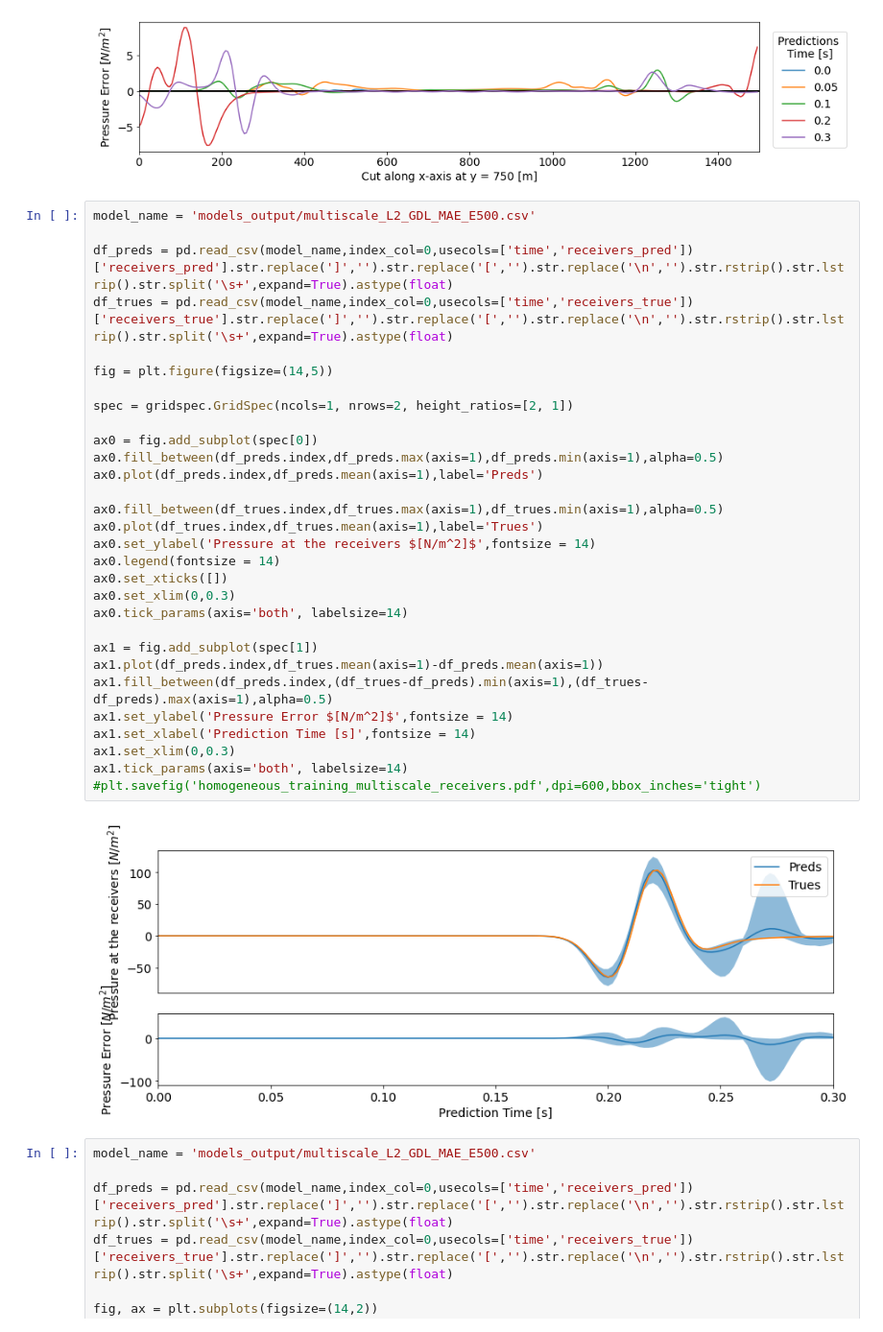
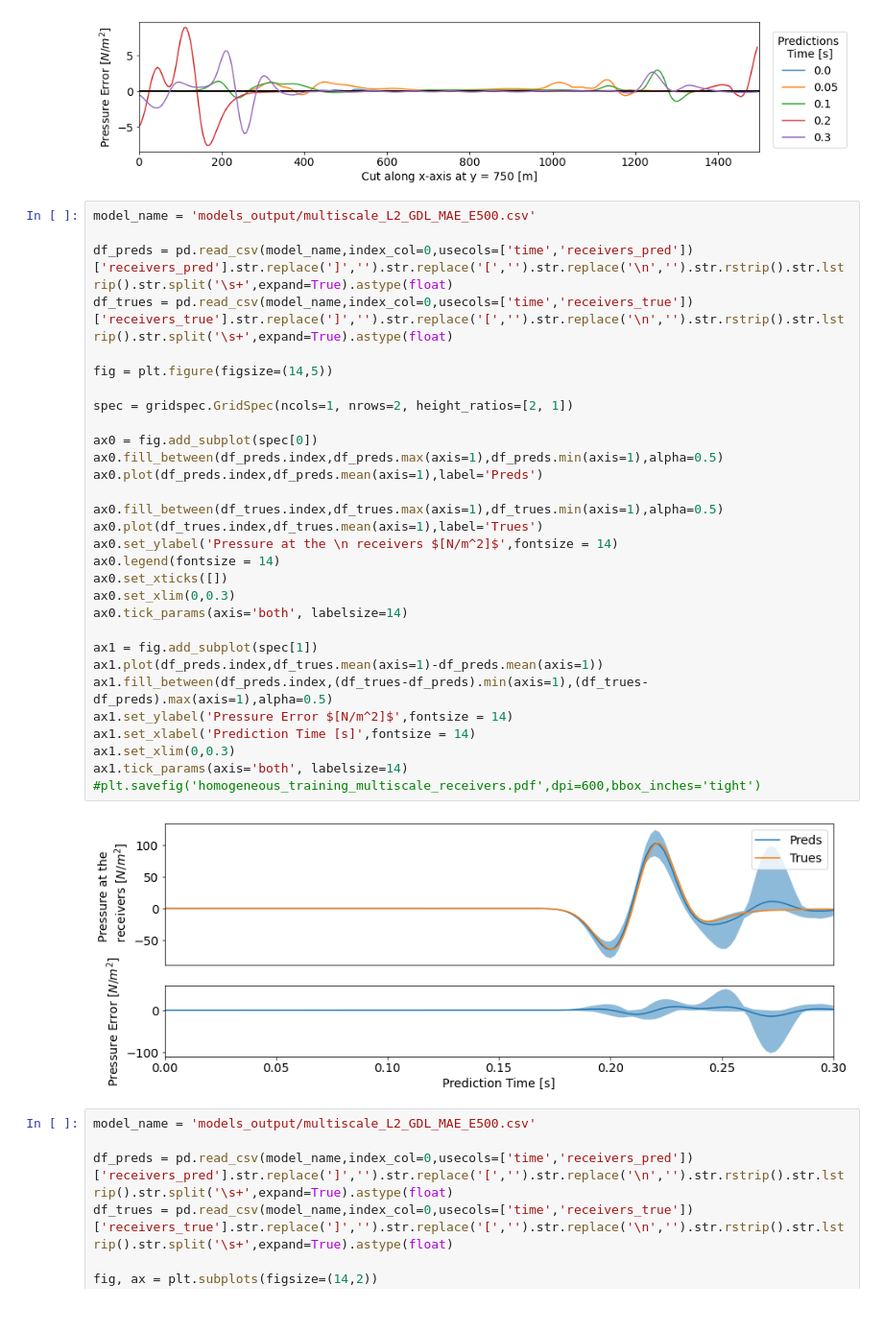
Before and after one commit to nfholsen/PDM_PINN, a Jupyter notebook: DNN_Test/Homogeneous/Training/predictions_figures.ipynb, the cells around one changed output. Shown at 96% size. Drawn from its saved outputs; the diff is of its cells as text.

```diff
--- a/DNN_Test/Homogeneous/Training/predictions_figures.ipynb
+++ b/DNN_Test/Homogeneous/Training/predictions_figures.ipynb
@@ -256,35 +292,35 @@ for i, ts in enumerate([0,25,50,100,150]):
 # %%
 model_name = 'models_output/multiscale_L2_GDL_MAE_E500.csv'
 
 df_preds = pd.read_csv(model_name,index_col=0,usecols=['time','receivers_pred'])['receivers_pred'].str.replace(']','').str.replace('[','').str.replace('\n','').str.rstrip().str.lstrip().str.split('\s+',expand=True).astype(float)
 df_trues = pd.read_csv(model_name,index_col=0,usecols=['time','receivers_true'])['receivers_true'].str.replace(']','').str.replace('[','').str.replace('\n','').str.rstrip().str.lstrip().str.split('\s+',expand=True).astype(float)
 
 fig = plt.figure(figsize=(14,5))
 
 spec = gridspec.GridSpec(ncols=1, nrows=2, height_ratios=[2, 1])
 
 ax0 = fig.add_subplot(spec[0])
 ax0.fill_between(df_preds.index,df_preds.max(axis=1),df_preds.min(axis=1),alpha=0.5)
 ax0.plot(df_preds.index,df_preds.mean(axis=1),label='Preds')
 
 ax0.fill_between(df_trues.index,df_trues.max(axis=1),df_trues.min(axis=1),alpha=0.5)
 ax0.plot(df_trues.index,df_trues.mean(axis=1),label='Trues')
-ax0.set_ylabel('Pressure at the receivers $[N/m^2]$',fontsize = 14)
+ax0.set_ylabel('Pressure at the \n receivers $[N/m^2]$',fontsize = 14)
 ax0.legend(fontsize = 14)
 ax0.set_xticks([])
 ax0.set_xlim(0,0.3)
 ax0.tick_params(axis='both', labelsize=14)
 
 ax1 = fig.add_subplot(spec[1])
 ax1.plot(df_preds.index,df_trues.mean(axis=1)-df_preds.mean(axis=1))
 ax1.fill_between(df_preds.index,(df_trues-df_preds).min(axis=1),(df_trues-df_preds).max(axis=1),alpha=0.5)
 ax1.set_ylabel('Pressure Error $[N/m^2]$',fontsize = 14)
 ax1.set_xlabel('Prediction Time [s]',fontsize = 14)
 ax1.set_xlim(0,0.3)
 ax1.tick_params(axis='both', labelsize=14)
 #plt.savefig('homogeneous_training_multiscale_receivers.pdf',dpi=600,bbox_inches='tight')
 # %% [output]
-[figure, old version]
+[figure, new version]
 # %%
 model_name = 'models_output/multiscale_L2_GDL_MAE_E500.csv'
 
```
Also changed, not shown: parts of 7 cells of this notebook, 34 other files.
